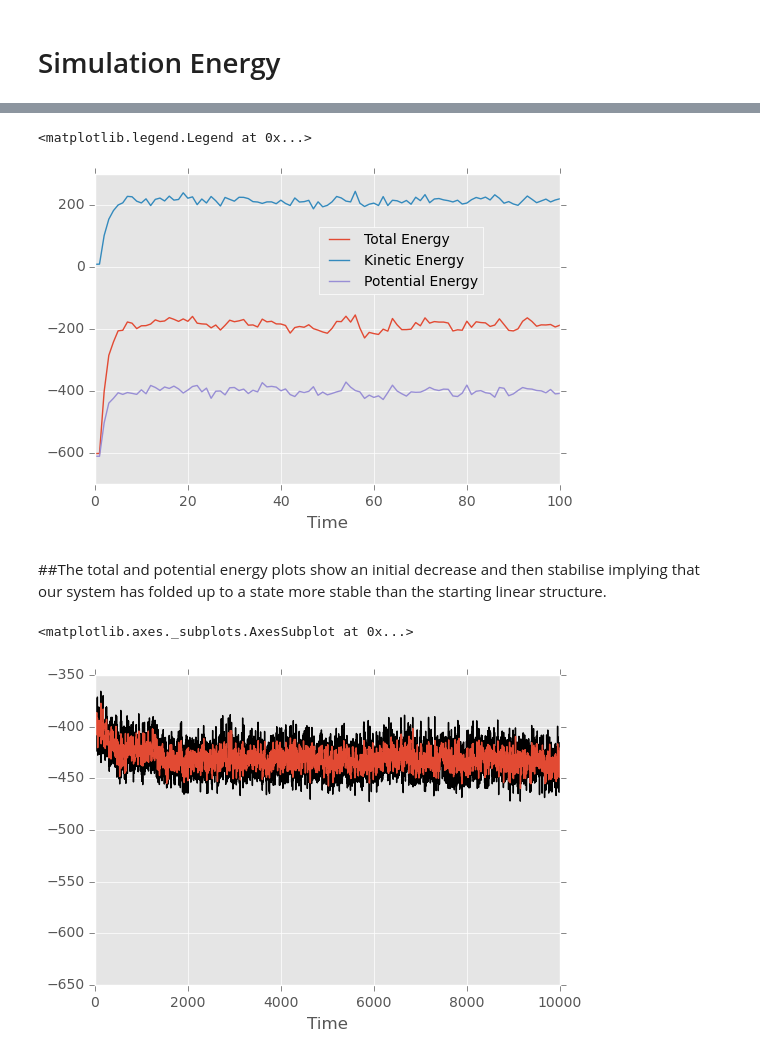
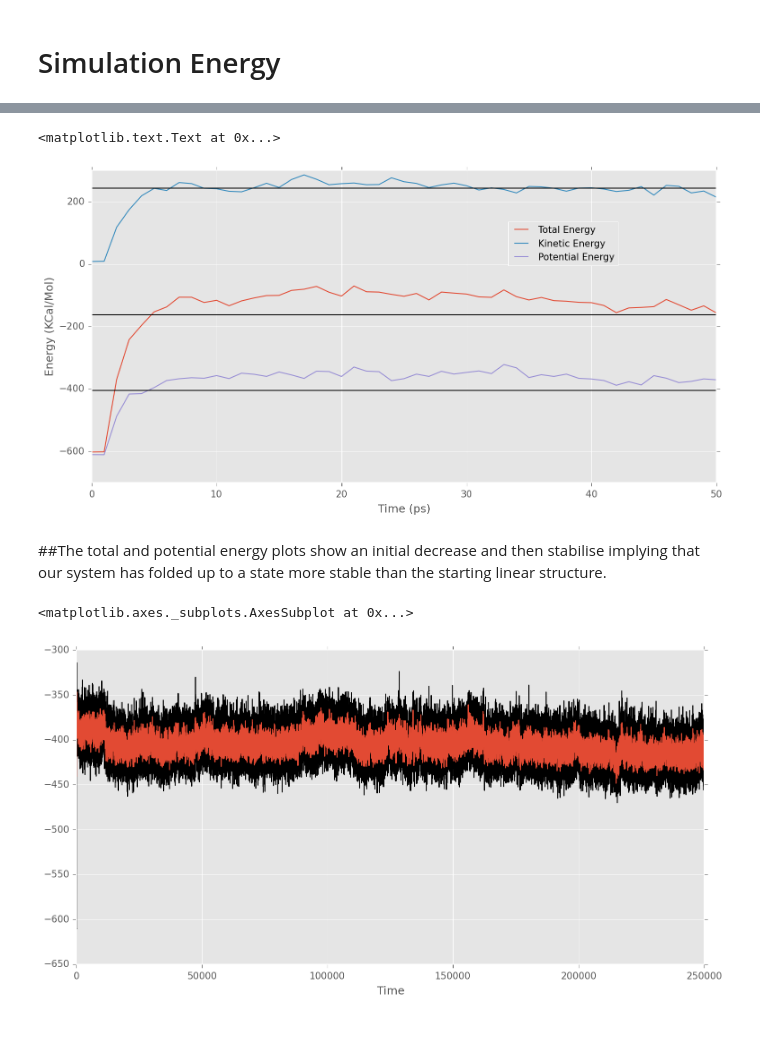
Before and after one commit to mchelem/trp-cage-md-simulation, a Jupyter notebook: Trp-Cage Peptide Molecular Dynamics - Temperature and Energies.ipynb, the cells around one changed output, grey strips where cells are left out. Drawn from its saved outputs; the diff is of its cells as text; code cells hidden in the pictures; blank space fills up the shorter version.

```diff
--- a/Trp-Cage Peptide Molecular Dynamics - Temperature and Energies.ipynb
+++ b/Trp-Cage Peptide Molecular Dynamics - Temperature and Energies.ipynb
@@ -85,18 +95,28 @@ etot = pd.read_fwf(
     colspecs=[(1, 12),(13, 29)],
     names=['Time', 'Total Energy']
 )
+etot_avg = float(
+    open('simulation_{}/summary_avg.ETOT'.format(simulation_temperature)).readline().split()[-1])
+
 ektot = pd.read_fwf(
     'simulation_{}/summary.EKTOT'.format(simulation_temperature),
     index_col=0,
     colspecs=[(1, 12),(13, 29)],
     names=['Time', 'Kinetic Energy']
 )
+ektot_avg = float(
+    open('simulation_{}/summary_avg.EKTOT'.format(simulation_temperature)).readline().split()[-1])
+
 eptot = pd.read_fwf(
     'simulation_{}/summary.EPTOT'.format(simulation_temperature),
     index_col=0,
     colspecs=[(1, 12),(13, 29)],
     names=['Time', 'Potential Energy']
 )
+eptot_avg = float(
+    open('simulation_{}/summary_avg.EPTOT'.format(simulation_temperature)).readline().split()[-1])
+
 energy = etot.join(ektot).join(eptot)
-energy[:5]
+print etot_avg, ektot_avg, eptot_avg
+energy
 # %% [output]
@@ -117,14 +154,20 @@ fig.legend(loc='upper right', bbox_to_anchor=(0.85, 0.85))
 # %%
-fig = energy[:100].plot()
+fig = energy[:50].plot()
 fig.legend(loc='upper right', bbox_to_anchor=(0.85, 0.85))
+plt.axhline(etot_avg, color="k")
+plt.axhline(ektot_avg, color="k")
+plt.axhline(eptot_avg, color="k")
+plt.xlabel("Time (ps)")
+plt.ylabel("Energy (KCal/Mol)")
 # %% [output]
-<matplotlib.legend.Legend at 0x...>
+<matplotlib.text.Text at 0x...>
-[figure, old version]
+[figure, new version]
 # %% [markdown]
 ##The total and potential energy plots show an initial decrease and then stabilise implying that our system has folded up to a state more stable than the starting linear structure.
 # %%
-energy['Potential Energy'][:10000].plot(style='k')
-pd.rolling_mean(energy['Potential Energy'][:10000], window=5).plot()
+time=250000
+energy['Potential Energy'][:time].plot(style='k')
+pd.rolling_mean(energy['Potential Energy'][:time], window=10).plot()
 # %% [output]
 <matplotlib.axes._subplots.AxesSubplot at 0x...>
-[figure, old version]
+[figure, new version]
```
Also changed, not shown: parts of 11 cells of this notebook, 1 other file.
